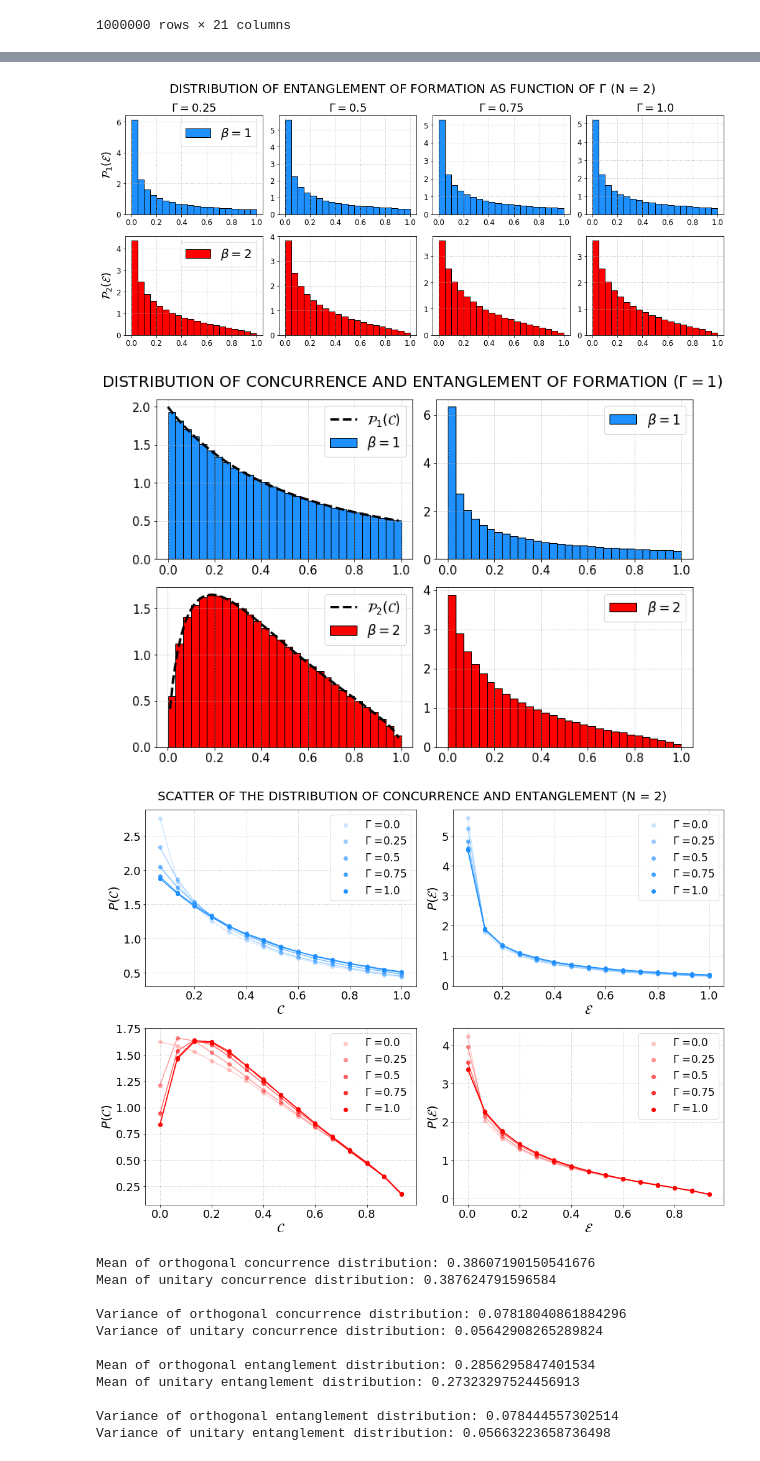
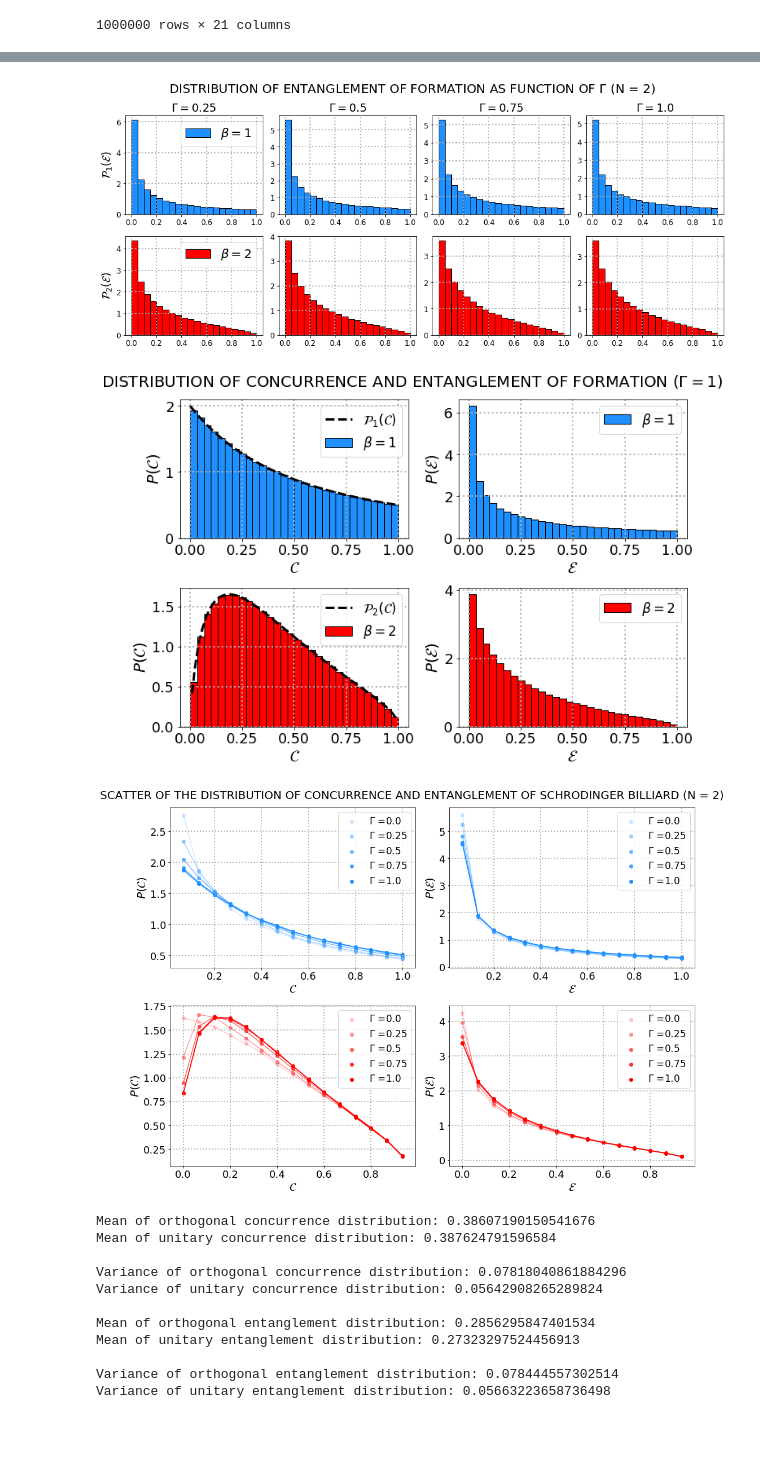
Before and after one commit to Rafffaelb/Schrodinger_Billiard, a Jupyter notebook: WignerDyson/Data_Analysis/Concurrence_Gamma.ipynb, the cells around one changed output, grey strips where cells are left out. Drawn from its saved outputs; the diff is of its cells as text; code cells hidden in the pictures; blank space fills up the shorter version.

Commit message:
Updating Concurrence jupyter notebook file

```diff
--- a/WignerDyson/Data_Analysis/Concurrence_Gamma.ipynb
+++ b/WignerDyson/Data_Analysis/Concurrence_Gamma.ipynb
@@ -74,6 +74,6 @@ for j in range(0,4):
 
     for i in range(0,2):
         axs[i,0].legend(fontsize = 20)
-        axs[i,j].grid(linestyle=':')
+        axs[i,j].grid(linestyle=':', linewidth = 2)
         axs[i,j].tick_params(axis = 'both', which = 'major', labelsize = 12)
 # %% [output]
@@ -99,10 +99,10 @@ for j in range(0,4):
 
     for i in range(0,2):
         axs[i,0].legend(fontsize = 20)
-        axs[i,j].grid(linestyle=':')
+        axs[i,j].grid(linestyle=':', linewidth = 2)
         axs[i,j].tick_params(axis = 'both', which = 'major', labelsize = 12)
 # %% [output]
-[figure, old version]
+[figure, new version]
 # %%
 def Concurrence_distribution_O(x):
     for i in range(len(x)):
@@ -134,52 +134,57 @@ axs[1,1].hist(Entanglement_U[:,20], bins = 30, color='red', label = r'$\beta = 2
 
 for i in range(2):
     for j in range(2):
-        axs[i,j].legend(fontsize = 17, loc = 'upper right')
-        axs[i,j].tick_params(axis = 'both', which = 'major', labelsize = 15)
-        axs[i,j].grid(linestyle=':')
+
+        axs[i,j].legend(fontsize = 17)
+        axs[i,0].set_xlabel(r'$\mathcal{C}$', fontsize = 20)
+        axs[i,0].set_ylabel(r'$P(\mathcal{C})$', fontsize = 20)
+        axs[i,1].set_xlabel(r'$\mathcal{E}$', fontsize = 20)
+        axs[i,1].set_ylabel(r'$P(\mathcal{E})$', fontsize = 20)
+        axs[i,j].tick_params(axis = 'both', which = 'major', labelsize = 18)
+        axs[i,j].grid(linestyle=':', linewidth = 2)
 # %% [output]
-[figure, old version]
+[figure, new version]
 # %%
 fig, axs = plt.subplots(2,2, figsize = (14,10), constrained_layout = True, facecolor='w')
 
-fig.suptitle(r'SCATTER OF THE DISTRIBUTION OF CONCURRENCE AND ENTANGLEMENT (N = 2)', fontsize = 20)
+fig.suptitle(r'SCATTER OF THE DISTRIBUTION OF CONCURRENCE AND ENTANGLEMENT OF SCHRODINGER BILLIARD (N = 2)', fontsize = 20)
 
 for j in range(0,5):
 
     gamma_idx = 5*j
 
     gamma_value = 0.25*gamma_idx/5
 
     counts_C_O, bin_edges_C_O = np.histogram(Concurrence_O[:,gamma_idx], bins = 15, density = True)
     counts_C_U, bin_edges_C_U = np.histogram(Concurrence_U[:,gamma_idx], bins = 15, density = True)
     counts_E_O, bin_edges_E_O = np.histogram(Entanglement_O[:,gamma_idx], bins = 15, density = True)
     counts_E_U, bin_edges_E_U = np.histogram(Entanglement_U[:,gamma_idx], bins = 15, density = True)
 
     axs[0,0].scatter(bin_edges_C_O[1:], counts_C_O, color = 'dodgerblue', alpha = (j+1)/5, label = r'$\Gamma$ ='+str(gamma_value))
     axs[0,0].plot(bin_edges_C_O[1:], counts_C_O, color = 'dodgerblue', alpha = (j+1)/5)
 
-    axs[1,0].scatter(bin_edges_C_U[0:len(bin_edges_U)-1], counts_C_U, color = 'red', alpha = (j+1)/5, label = r'$\Gamma$ ='+str(gamma_value))
-    axs[1,0].plot(bin_edges_C_U[0:len(bin_edges_U)-1], counts_C_U, color = 'red', alpha = (j+1)/5)
+    axs[1,0].scatter(bin_edges_C_U[0:len(bin_edges_C_U)-1], counts_C_U, color = 'red', alpha = (j+1)/5, label = r'$\Gamma$ ='+str(gamma_value))
+    axs[1,0].plot(bin_edges_C_U[0:len(bin_edges_C_U)-1], counts_C_U, color = 'red', alpha = (j+1)/5)
 
     axs[0,1].scatter(bin_edges_E_O[1:], counts_E_O, color = 'dodgerblue', alpha = (j+1)/5, label = r'$\Gamma$ ='+str(gamma_value))
     axs[0,1].plot(bin_edges_E_O[1:], counts_E_O, color = 'dodgerblue', alpha = (j+1)/5)
 
-    axs[1,1].scatter(bin_edges_E_U[0:len(bin_edges_U)-1], counts_E_U, color = 'red', alpha = (j+1)/5, label = r'$\Gamma$ ='+str(gamma_value) )
-    axs[1,1].plot(bin_edges_E_U[0:len(bin_edges_U)-1], counts_E_U, color = 'red', alpha = (j+1)/5)
+    axs[1,1].scatter(bin_edges_E_U[0:len(bin_edges_E_U)-1], counts_E_U, color = 'red', alpha = (j+1)/5, label = r'$\Gamma$ ='+str(gamma_value) )
+    axs[1,1].plot(bin_edges_E_U[0:len(bin_edges_E_U)-1], counts_E_U, color = 'red', alpha = (j+1)/5)
 
 
     for i in range(2):
         for j in range(2):
 
             axs[i,j].legend(fontsize = 17)
             axs[i,0].set_xlabel(r'$\mathcal{C}$', fontsize = 20)
             axs[i,0].set_ylabel(r'$P(\mathcal{C})$', fontsize = 20)
             axs[i,1].set_xlabel(r'$\mathcal{E}$', fontsize = 20)
             axs[i,1].set_ylabel(r'$P(\mathcal{E})$', fontsize = 20)
             axs[i,j].tick_params(axis = 'both', which = 'major', labelsize = 18)
-            axs[i,j].grid(linestyle=':')
+            axs[i,j].grid(linestyle=':', linewidth = 2)
 # %% [output]
-[figure, old version]
+[figure, new version]
 # %%
 meanConcurrence_O = np.mean(Concurrence_O, axis = 0)
 meanConcurrence_U = np.mean(Concurrence_U, axis = 0)
```
Also changed, not shown: parts of 3 cells of this notebook.
